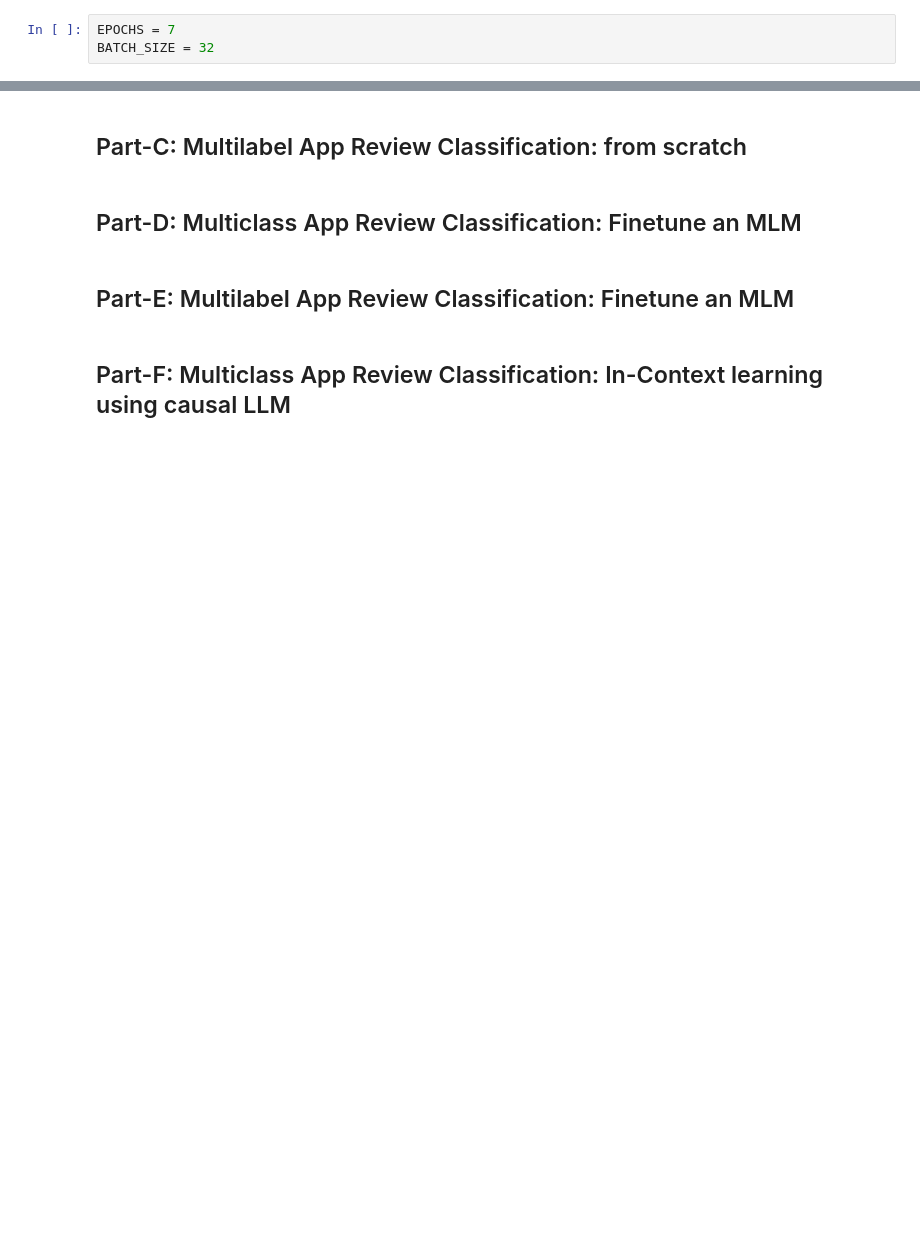
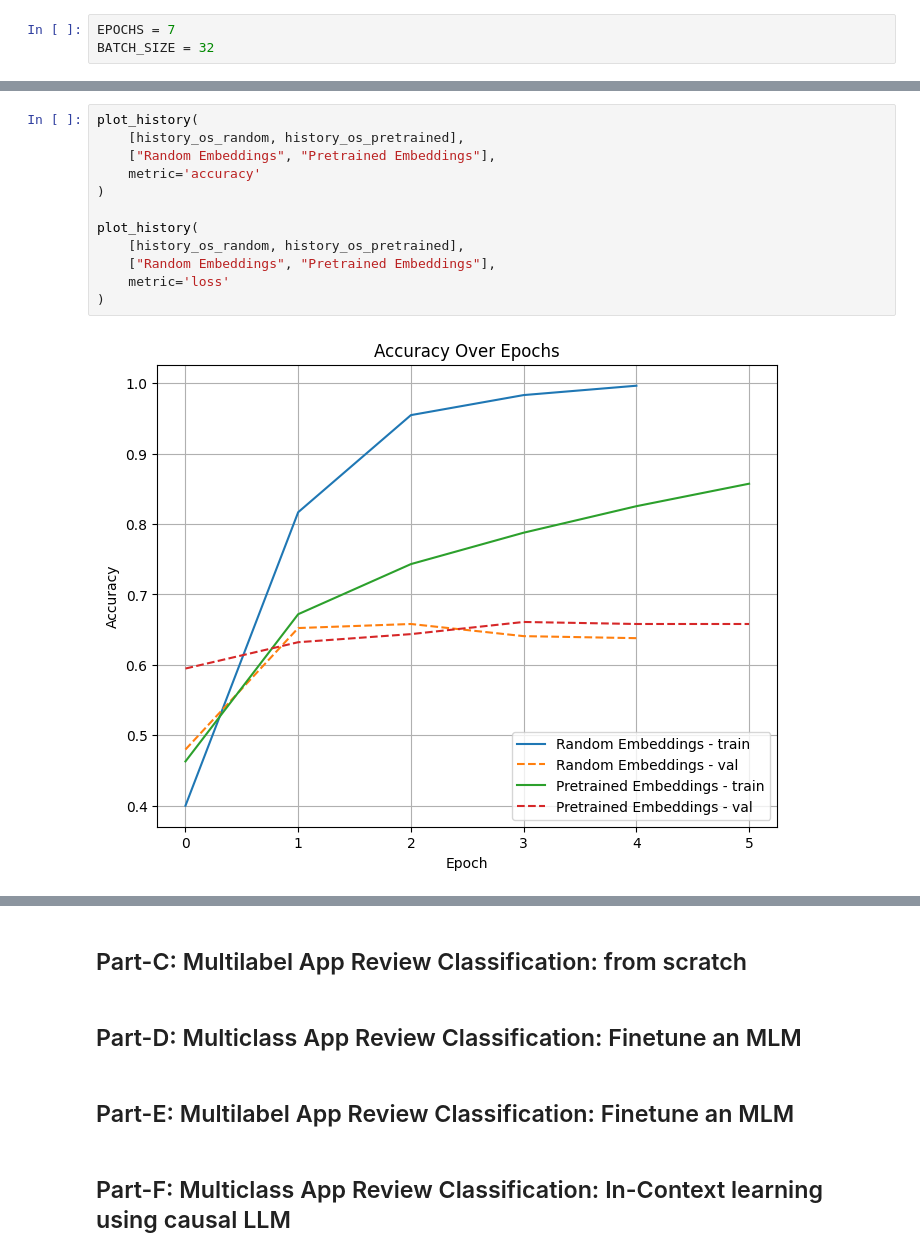
Before and after one commit to Hayder-Aleissa/NLP-Project, a Jupyter notebook: NLP_project.ipynb, the cells around one changed output, grey strips where cells are left out. Saved outputs shown, nothing was run; the diff lists cells and outputs as text; blank space fills up the shorter version.

```diff
--- a/NLP_project.ipynb
+++ b/NLP_project.ipynb
@@ -587,0 +617,14 @@ Test Accuracy (Pretrained Embeddings): 0.6534
+# %%
+plot_history(
+    [history_os_random, history_os_pretrained],
+    ["Random Embeddings", "Pretrained Embeddings"],
+    metric='accuracy'
+)
+
+plot_history(
+    [history_os_random, history_os_pretrained],
+    ["Random Embeddings", "Pretrained Embeddings"],
+    metric='loss'
+)
+# %% [output]
+[figure, added]
```
Also changed, not shown: parts of 15 cells of this notebook.
